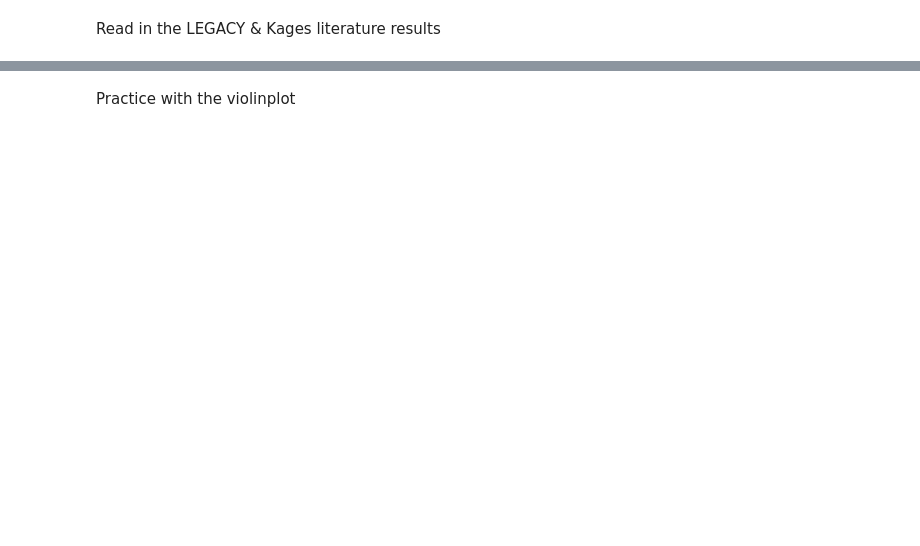
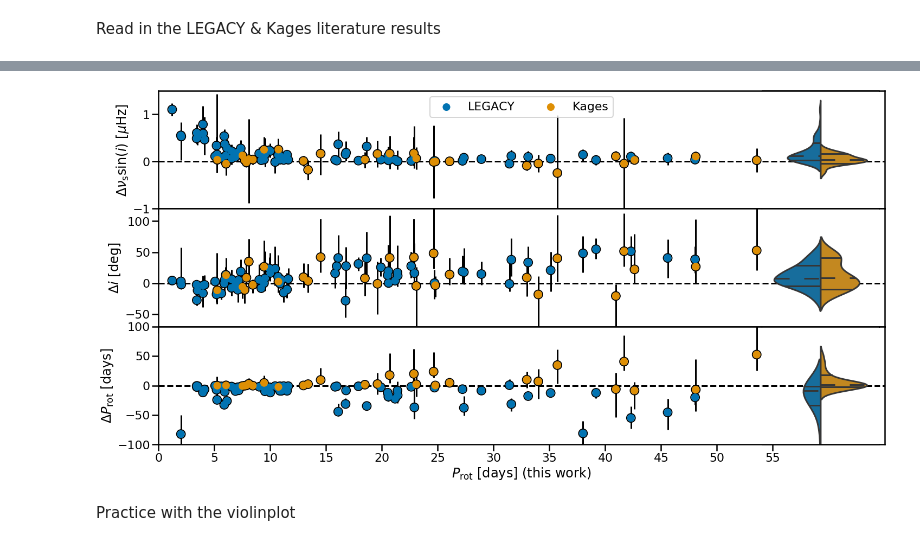
Before and after one commit to ojhall94/malatium, a Jupyter notebook: paper/literature_comparisons.ipynb, the cells around one changed output, grey strips where cells are left out. Saved outputs shown, nothing was run; the diff lists cells and outputs as text; code cells hidden in the pictures; blank space fills up the shorter version.

```diff
--- a/paper/literature_comparisons.ipynb
+++ b/paper/literature_comparisons.ipynb
@@ -33,7 +39,7 @@ sns.palplot(cmap)
 size=200
 col['x'] = np.ones(len(col)) * 60
 
-fig, axes = plt.subplots(3, 1, figsize=(24,14), sharex=True)
+fig, axes = plt.subplots(3, 1, figsize=(24,12), sharex=True)
 
 ax0 = axes[0]
 ax1 = axes[1]
@@ -48,16 +54,16 @@ al = ati['nus*'][ati.source == 'L']
 cl = col['nus*'][ati.source == 'L']
 upper = np.sqrt(ati['u_nus*']**2 + col['u_nus*']**2)
 lower = np.sqrt(ati['l_nus*']**2 + col['l_nus*']**2)
-ax0.scatter(pl, al-cl, s=size, ec='None', lw=1, zorder = 3, label='L')
-ax0.scatter(pk, ak-ck, s=size, ec='None', lw=1, zorder = 3, label='K')
+ax0.scatter(pl, al-cl, s=size, ec='None', lw=1, zorder = 3, label='LEGACY')
+ax0.scatter(pk, ak-ck, s=size, ec='None', lw=1, zorder = 3, label='Kages')
 
-ax0.scatter(pk, ak-ck, s=size+50, ec='k', lw=2, fc='None', zorder = 2, label='K')
-ax0.scatter(pl, al-cl, s=size+50, ec='k', lw=2, fc='None', zorder = 2, label='L')
+ax0.scatter(pk, ak-ck, s=size+50, ec='k', lw=2, fc='None', zorder = 2)
+ax0.scatter(pl, al-cl, s=size+50, ec='k', lw=2, fc='None', zorder = 2)
 ax0.axhline(0., ls='--', zorder=1, c='k')
 ax0.errorbar(ati['P'], ati['nus*']-col['nus*'], yerr=[lower, upper],
              fmt='|', zorder=2, c='k')
 ax0.set_ylabel(r'$\Delta\nu_{\rm s}\sin(i)$ [$\mu$Hz]')
-ax0.set_title('Kages & LEGACY results - This work')
+# ax0.set_title(r'$\Delta \equiv$(this work - literature)')
 
 ak = np.rad2deg(ati['i'][ati.source == 'K'])
 ck = col['i'][ati.source == 'K']
@@ -115,33 +121,40 @@ ax0.set_ylim(-1, 1.5)
 iax0.set_ylim(-1, 1.5)
 
 # Violin 2
 iax1 = inset_axes(ax1, height ="100%", width="16%", loc=7)
 sns.violinplot(x='x', y='Di', hue='label', data=col,
                 inner='quartile',
                 palette=cmap, split=True, ax = iax1, legend=False)
 iax1.spines['right'].set_visible(False)
 iax1.spines['left'].set_visible(False)
 iax1.get_xaxis().set_visible(False)
 iax1.get_yaxis().set_visible(False)
 iax1.axhline(0, ls='--', c='k', zorder=0)
 iax1.legend_.remove()
 ax1.set_ylim(-70, 120)
 iax1.set_ylim(-70, 120)
 
 # Violin 2
 iax2 = inset_axes(ax2, height ="100%", width="16%", loc=7)
 sns.violinplot(x='x', y='DP', hue='label', data=col,
                 inner='quartile',
                 palette=cmap, split=True, ax = iax2, legend=False)
 iax2.spines['right'].set_visible(False)
 iax2.spines['left'].set_visible(False)
 iax2.get_xaxis().set_visible(False)
 iax2.get_yaxis().set_visible(False)
 iax2.axhline(0, ls='--', c='k', zorder=0)
 iax2.legend_.remove()
 ax2.set_xlim(0, 65)
 ax2.set_ylim(-100, 100)
 iax2.set_ylim(-100, 100)
+ax0.legend(ncol=2, loc='upper center')# bbox_to_anchor=[0.63,1.25,0.0,0.0])
+
+ax2.set_xticks(np.arange(0, 60, 5))
+
+plt.savefig('/home/oliver/Dropbox/Apps/Overleaf/Malatium/Images/litcomp.pdf', rasterized=True)
+# %% [output]
+[figure, added]
 # %% [markdown]
 Practice with the violinplot
 # %%
```
Also changed, not shown: parts of 5 cells of this notebook.
